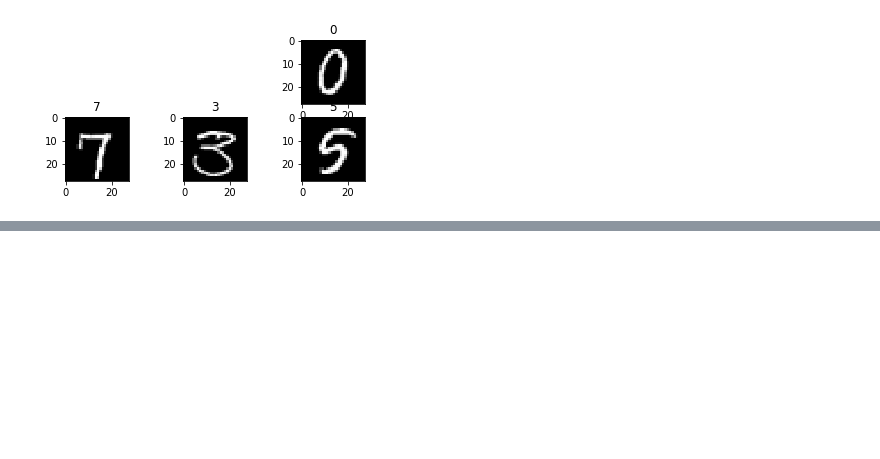
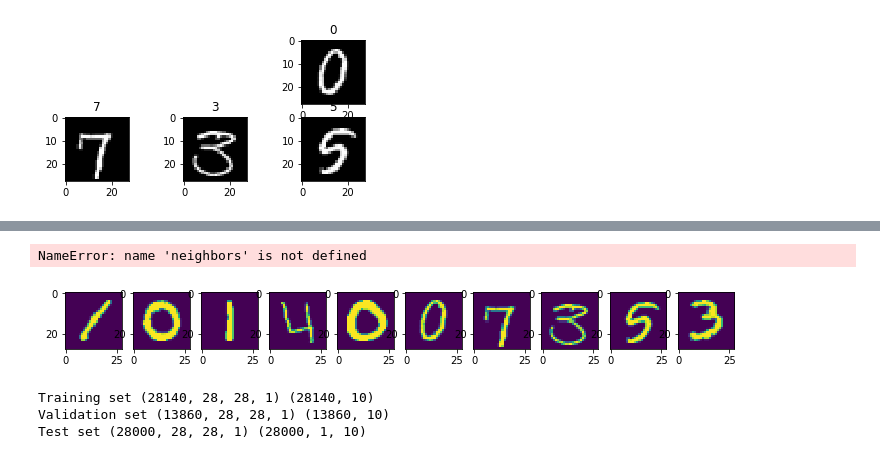
Before and after one commit to msalomon90/CSCI191T, a Jupyter notebook: MNIST.ipynb, the cells around one changed output, grey strips where cells are left out. Drawn from its saved outputs; the diff is of its cells as text; code cells hidden in the pictures; blank space fills up the shorter version.

```diff
--- a/MNIST.ipynb
+++ b/MNIST.ipynb
@@ -69,0 +96,24 @@ for i in range(16):
+# %%
+for digit_num, num in enumerate(neighbors[:36]):
+    plt.subplot(6,6,digit_num+1)
+    grid_data = X_train[num]  # reshape from 1d to 2d pixel array
+    show(grid_data)
+    plt.xticks([])
+    plt.yticks([])
+# %% [output]
+NameError: name 'neighbors' is not defined
+# %%
+x_train = (df_train.ix[:,1:].values).astype('float32') # all pixel values
+y_train = df_train.ix[:,0].values.astype('int32') # only labels i.e targets digits
+x_test = df_test.values.astype('float32')
+# %%
+%matplotlib inline
+# preview the images first
+plt.figure(figsize=(12,10))
+x, y = 10, 4
+for i in range(10):
+    plt.subplot(y, x, i+1)
+    plt.imshow(x_train[i].reshape((28,28)),interpolation='nearest')
+plt.show()
+# %% [output]
+[figure, added]
@@ -69,0 +126,23 @@ for i in range(16):
+# %%
+from sklearn.model_selection import train_test_split
+train_dataset, valid_dataset, train_labels, valid_labels = train_test_split(df_images, df_labels, test_size=0.33, random_state=42)
+
+image_size = 28
+num_labels = 10
+num_channels = 1 # grayscale
+from sklearn.model_selection import train_test_split
+def reformat(dataset, labels):
+  dataset = dataset.values.reshape(
+    (-1, image_size, image_size, num_channels)).astype(np.float32)
+  labels = (np.arange(num_labels) == labels[:,None]).astype(np.float32)
+  return dataset, labels
+train_dataset, train_labels = reformat(train_dataset, train_labels)
+valid_dataset, valid_labels = reformat(valid_dataset, valid_labels)
+test_dataset, test_labels = reformat(df_test,train_labels[:len(df_test)])
+print('Training set', train_dataset.shape, train_labels.shape)
+print('Validation set', valid_dataset.shape, valid_labels.shape)
+print('Test set', test_dataset.shape, test_labels.shape)
+# %% [output]
+Training set (28140, 28, 28, 1) (28140, 10)
+Validation set (13860, 28, 28, 1) (13860, 10)
+Test set (28000, 28, 28, 1) (28000, 1, 10)
```
Also changed, not shown: parts of 14 cells of this notebook.
